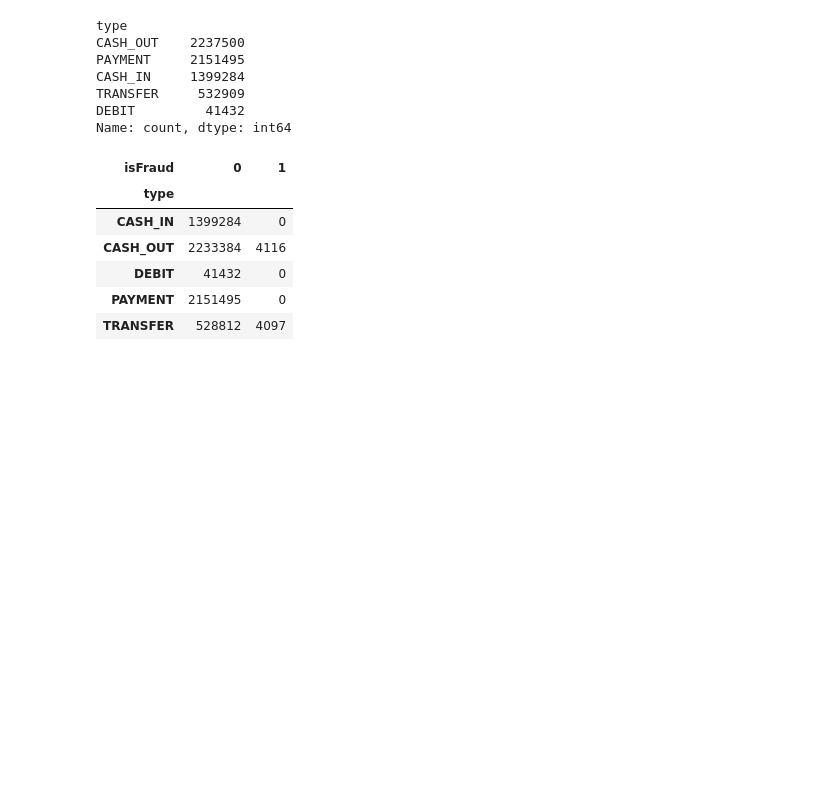
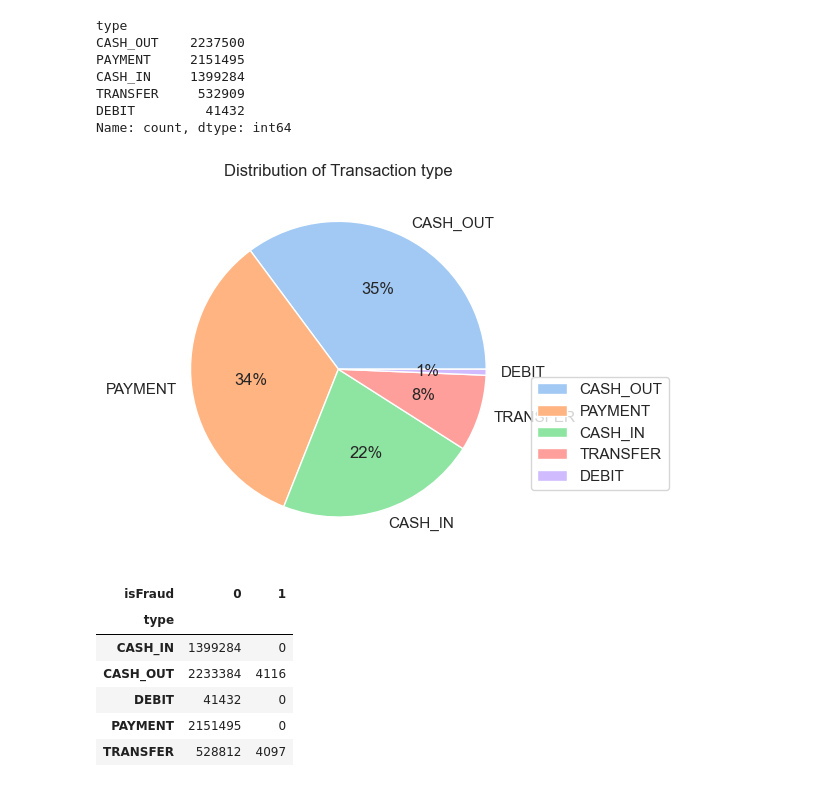
Before and after one commit to sbeaugrand-dev/Assignments, a Jupyter notebook: Assignment_9_Fraud.ipynb, the cells around one changed output. Cells and saved outputs as stored; diff of their text form; code cells hidden in the pictures; blank space fills up the shorter version.

```diff
--- a/Assignment_9_Fraud.ipynb
+++ b/Assignment_9_Fraud.ipynb
@@ -163 +153,12 @@ figure.show()
+# %%
+Type=data['type'].value_counts()
+data=Type.values
+labels=Type.index
+colors=sns.color_palette('pastel')[0:8]
+plt.pie(data,labels=labels,colors=colors,autopct='%.0f%%')
+plt.title('Distribution of Transaction type')
+plt.legend(labels,loc='best',bbox_to_anchor=(1,0.5))
+plt.show()
+# %% [output]
+[figure, added]
 # %%
```
Also changed, not shown: parts of 11 cells of this notebook.
